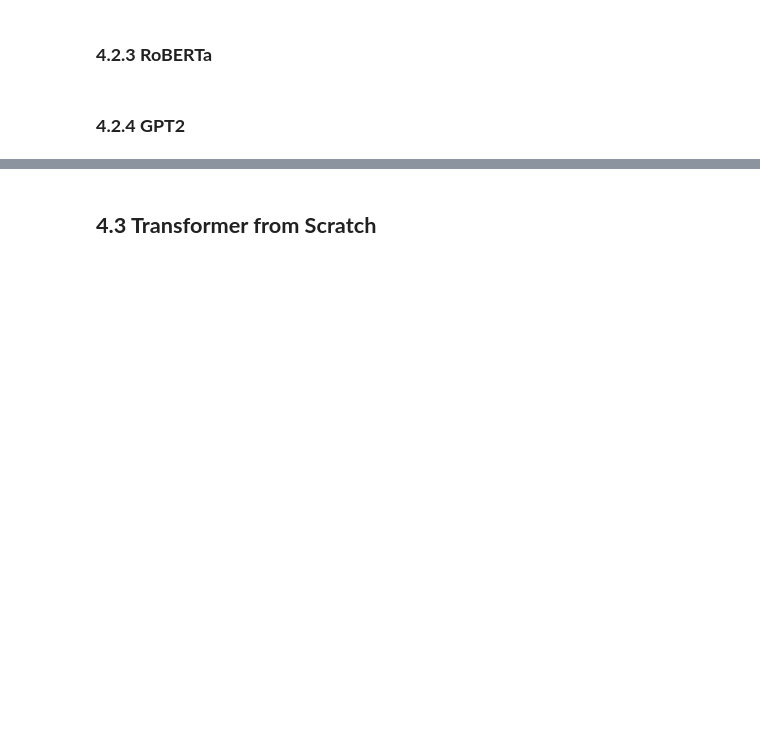
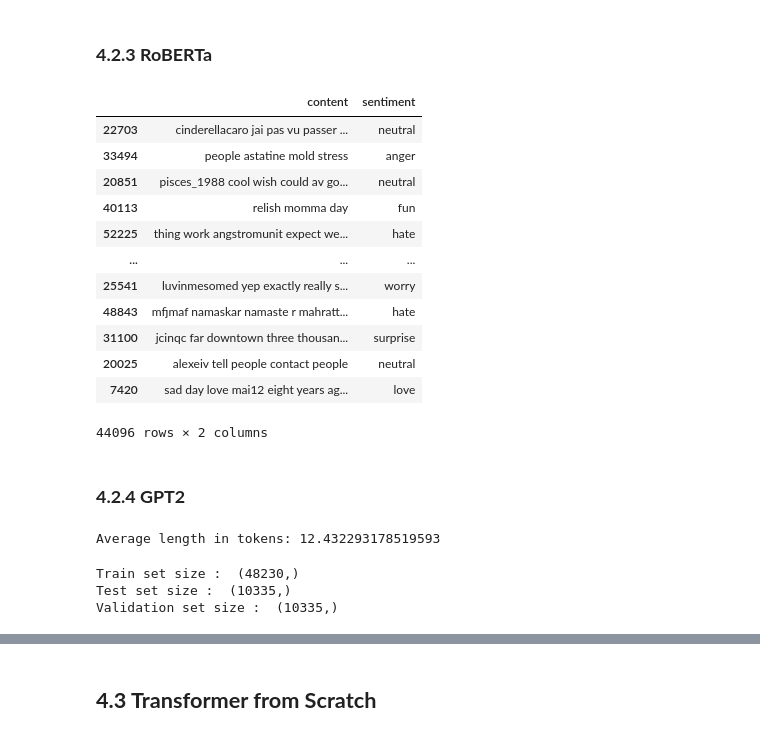
Before and after one commit to PPortela00/Twitter-Sentiment-Analysis, a Jupyter notebook: project_updated.ipynb, the cells around one changed output, grey strips where cells are left out. Cells and saved outputs as stored; diff of their text form; code cells hidden in the pictures; blank space fills up the shorter version.

```diff
--- a/project_updated.ipynb
+++ b/project_updated.ipynb
@@ -2070,6 +2070,22 @@ labels = np.unique(encoder.inverse_transform(y_train))
 tokenizer_roberta = RobertaTokenizerFast.from_pretrained('cardiffnlp/twitter-roberta-base-emotion')
 
 is_train=True
+# %%
+df_train
+# %% [output]
+|  | content | sentiment |
+| 22703 | cinderellacaro jai pas vu passer ... | neutral |
+| 33494 | people astatine mold stress | anger |
+| 20851 | pisces_1988 cool wish could av go... | neutral |
+| 40113 | relish momma day | fun |
+| 52225 | thing work angstromunit expect we... | hate |
+| ... | ... | ... |
+| 25541 | luvinmesomed yep exactly really s... | worry |
+| 48843 | mfjmaf namaskar namaste r mahratt... | hate |
+| 31100 | jcinqc far downtown three thousan... | surprise |
+| 20025 | alexeiv tell people contact people | neutral |
+| 7420 | sad day love mai12 eight years ag... | love |
+44096 rows × 2 columns
 # %%
 #Set device
 device = torch.device('cuda' if torch.cuda.is_available() else 'cpu')
@@ -2279,15 +2296,17 @@ model_name = "gpt2"
 tokenizer = GPT2Tokenizer.from_pretrained(model_name)
 gpt2 = GPT2Model.from_pretrained(model_name)
 # %%
-token_lengths = dfaug['content'].apply(lambda x: len(tokenizer.encode(x)))
+token_lengths = df['content'].apply(lambda x: len(tokenizer.encode(x)))
 average_token_length = token_lengths.mean()
 print(f"Average length in tokens: {average_token_length}")
+# %% [output]
+Average length in tokens: 12.432293178519593
 # %%
 # split train dataset into train, validation and test sets
-aug_train_text, aug_temp_text, aug_train_labels, aug_temp_labels = train_test_split(dfaug['content'], dfaug['sentiment'],
+aug_train_text, aug_temp_text, aug_train_labels, aug_temp_labels = train_test_split(df['content'], df['sentiment'],
                                                                     random_state=42,
                                                                     test_size=0.3,
-                                                                    stratify=dfaug['sentiment'])
+                                                                    stratify=df['sentiment'])
 
 
 aug_val_text, aug_test_text, aug_val_labels, aug_test_labels = train_test_split(aug_temp_text, aug_temp_labels,
@@ -2298,6 +2317,10 @@ aug_val_text, aug_test_text, aug_val_labels, aug_test_labels = train_test_split(
 print("Train set size : ", aug_train_text.shape)
 print("Test set size : ", aug_test_text.shape)
 print("Validation set size : ", aug_val_text.shape)
+# %% [output]
+Train set size :  (48230,)
+Test set size :  (10335,)
+Validation set size :  (10335,)
 # %%
 #Encoding labels
 encoder = LabelEncoder()
```
Also changed, not shown: parts of 12 cells of this notebook.
